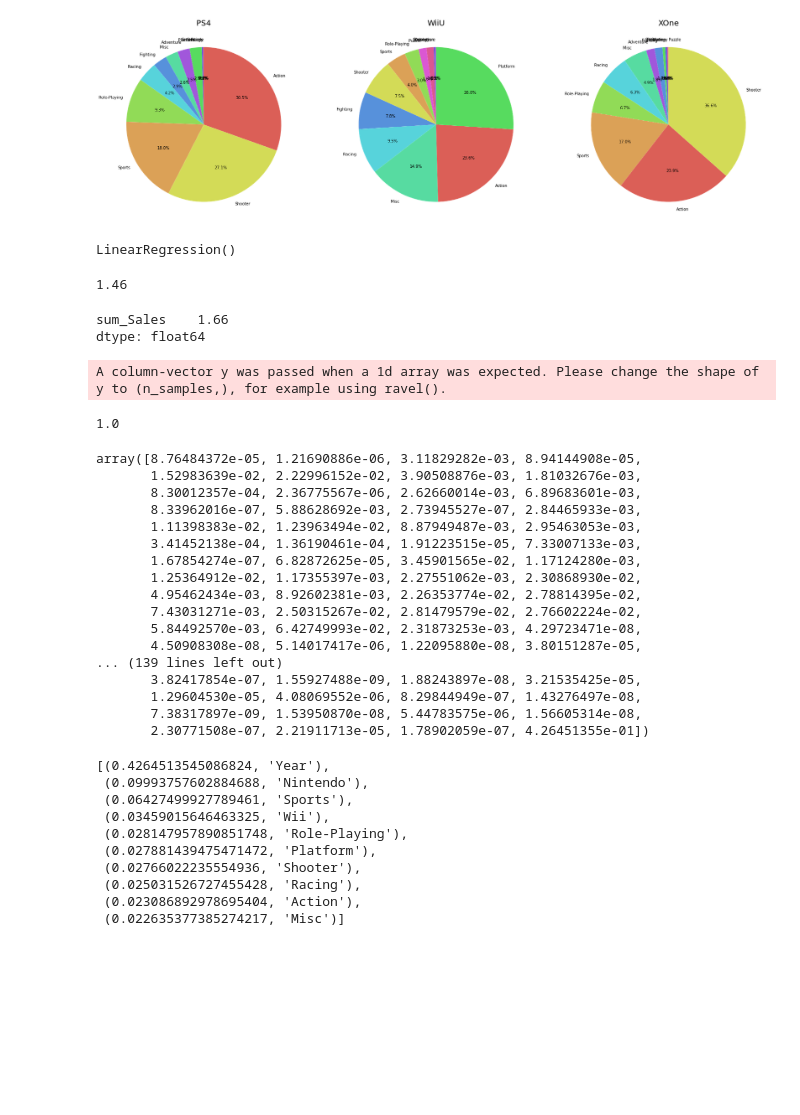
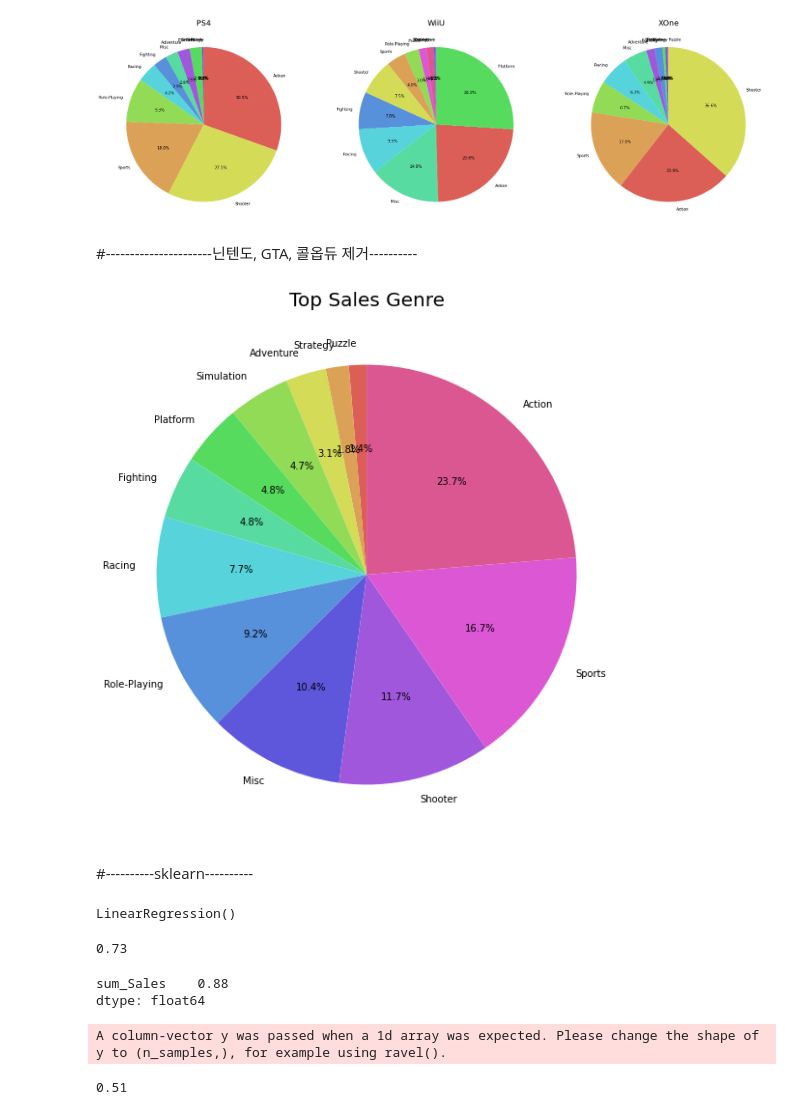
Before and after one commit to jennifer060697/AI15_Project, a Jupyter notebook: project 1 _ games.ipynb, the cells around one changed output. Drawn from its saved outputs; the diff is of its cells as text; code cells hidden in the pictures; blank space fills up the shorter version.

```diff
--- a/project 1 _ games.ipynb
+++ b/project 1 _ games.ipynb
@@ -1213,11 +1227,42 @@ for i in range(3) :
   plt.pie(data, labels=data.index, autopct='%.1f%%', startangle=90, counterclock=True, colors = [color_genre[key] for key in data.index])
 # %% [output]
 [figure]
+# %% [markdown]
+#----------------------닌텐도, GTA, 콜옵듀 제거----------
 # %%
-temp = df_nonull.drop(df_nonull.columns[5:9], axis = 1).drop(df_nonull.columns[0], axis = 1)
+temp = df_nonull.drop(df_nonull.columns[5:9], axis = 1).query("Publisher != 'Nintendo'")
+temp = temp[temp.Name.str.contains('Grand Theft Auto') == False]
+temp = temp[temp.Name.str.contains('Call of Duty') == False]
+
+temp = temp.sort_values("sum_Sales", ascending=False).query("Year >= 2002")
+
 df_num = temp[['Year']]
 df_target = temp[['sum_Sales']]
 df_cat = temp[['Platform','Genre','Publisher']]
+# %%
+# 출고량 순위권의 플랫폼, 장르, 퍼블리셔
+
+t_genre = pd.pivot_table(temp, index = 'Genre', values='sum_Sales', aggfunc = np.sum)
+t_genre = t_genre.fillna(0)
+
+t_platform = pd.pivot_table(temp, index = 'Platform', values='sum_Sales', aggfunc = np.sum)
+t_platform = t_platform.fillna(0)
+
+t_publisher = pd.pivot_table(temp, index = 'Publisher', values='sum_Sales', aggfunc = np.sum)
+t_publisher = t_publisher.fillna(0)
+# %%
+plt.figure(figsize=(10,10))
+
+plt.title('Top Sales Genre', size = 20)
+data = t_genre.sum_Sales.sort_values()
+plt.pie(data, labels=data.index, autopct='%.1f%%', startangle=90, counterclock=True, colors = sns.color_palette('hls',12))
+
+
+plt.show()
+# %% [output]
+[figure, added]
+# %% [markdown]
+#----------sklearn----------
 # %%
 from sklearn.preprocessing import OneHotEncoder
 cat_encoder = OneHotEncoder()
@@ -1242,12 +1287,12 @@ linrmse = np.sqrt(linmse)
 # 제곱평균루트 오차
 round(linrmse,2) # 오차가 좀 심각하긴 한데
 # %% [output]
-1.46
+0.73
 # %%
 # 제곱평균루트
 round(np.sqrt((df_target ** 2).sum()/df_target.shape[0]),2)
 # %% [output]
-sum_Sales    1.66
+sum_Sales    0.88
 dtype: float64
 # %%
 from sklearn.ensemble import RandomForestRegressor
@@ -1261,44 +1306,14 @@ linrmse = np.sqrt(linmse)
 round(linrmse,2)
 # %% [output]
 A column-vector y was passed when a 1d array was expected. Please change the shape of y to (n_samples,), for example using ravel().
-1.0
+0.51
 # %%
 feature_importances = forest.feature_importances_
-feature_importances
-# %% [output]
-array([8.76484372e-05, 1.21690886e-06, 3.11829282e-03, 8.94144908e-05,
-       1.52983639e-02, 2.22996152e-02, 3.90508876e-03, 1.81032676e-03,
-       8.30012357e-04, 2.36775567e-06, 2.62660014e-03, 6.89683601e-03,
-       8.33962016e-07, 5.88628692e-03, 2.73945527e-07, 2.84465933e-03,
-       1.11398383e-02, 1.23963494e-02, 8.87949487e-03, 2.95463053e-03,
-       3.41452138e-04, 1.36190461e-04, 1.91223515e-05, 7.33007133e-03,
-       1.67854274e-07, 6.82872625e-05, 3.45901565e-02, 1.17124280e-03,
-       1.25364912e-02, 1.17355397e-03, 2.27551062e-03, 2.30868930e-02,
-       4.95462434e-03, 8.92602381e-03, 2.26353774e-02, 2.78814395e-02,
-       7.43031271e-03, 2.50315267e-02, 2.81479579e-02, 2.76602224e-02,
-       5.84492570e-03, 6.42749993e-02, 2.31873253e-03, 4.29723471e-08,
-       4.50908308e-08, 5.14017417e-06, 1.22095880e-08, 3.80151287e-05,
-... (139 lines left out)
-       3.82417854e-07, 1.55927488e-09, 1.88243897e-08, 3.21535425e-05,
-       1.29604530e-05, 4.08069552e-06, 8.29844949e-07, 1.43276497e-08,
-       7.38317897e-09, 1.53950870e-08, 5.44783575e-06, 1.56605314e-08,
-       2.30771508e-07, 2.21911713e-05, 1.78902059e-07, 4.26451355e-01])
 # %%
 clist = list(cat_encoder.categories_[0]) + list(cat_encoder.categories_[1]) + list(cat_encoder.categories_[2])
 attributes = clist + ['Year']
 attributes
-sorted(zip(feature_importances, attributes), reverse = True)[:10]
+item = sorted(zip(feature_importances, attributes), reverse = True)[:10]
 
 # 주요 영향력 top 10
 # Year, Nintendo, Sports, Role-Playing, Platform, Shooter, Racing, Action, Misc, GB, DS, X360, PS3 ...
-# %% [output]
-[(0.4264513545086824, 'Year'),
- (0.09993757602884688, 'Nintendo'),
- (0.06427499927789461, 'Sports'),
- (0.03459015646463325, 'Wii'),
- (0.028147957890851748, 'Role-Playing'),
- (0.027881439475471472, 'Platform'),
- (0.02766022235554936, 'Shooter'),
- (0.025031526727455428, 'Racing'),
- (0.023086892978695404, 'Action'),
- (0.022635377385274217, 'Misc')]
```
Also changed, not shown: parts of 7 cells of this notebook.
